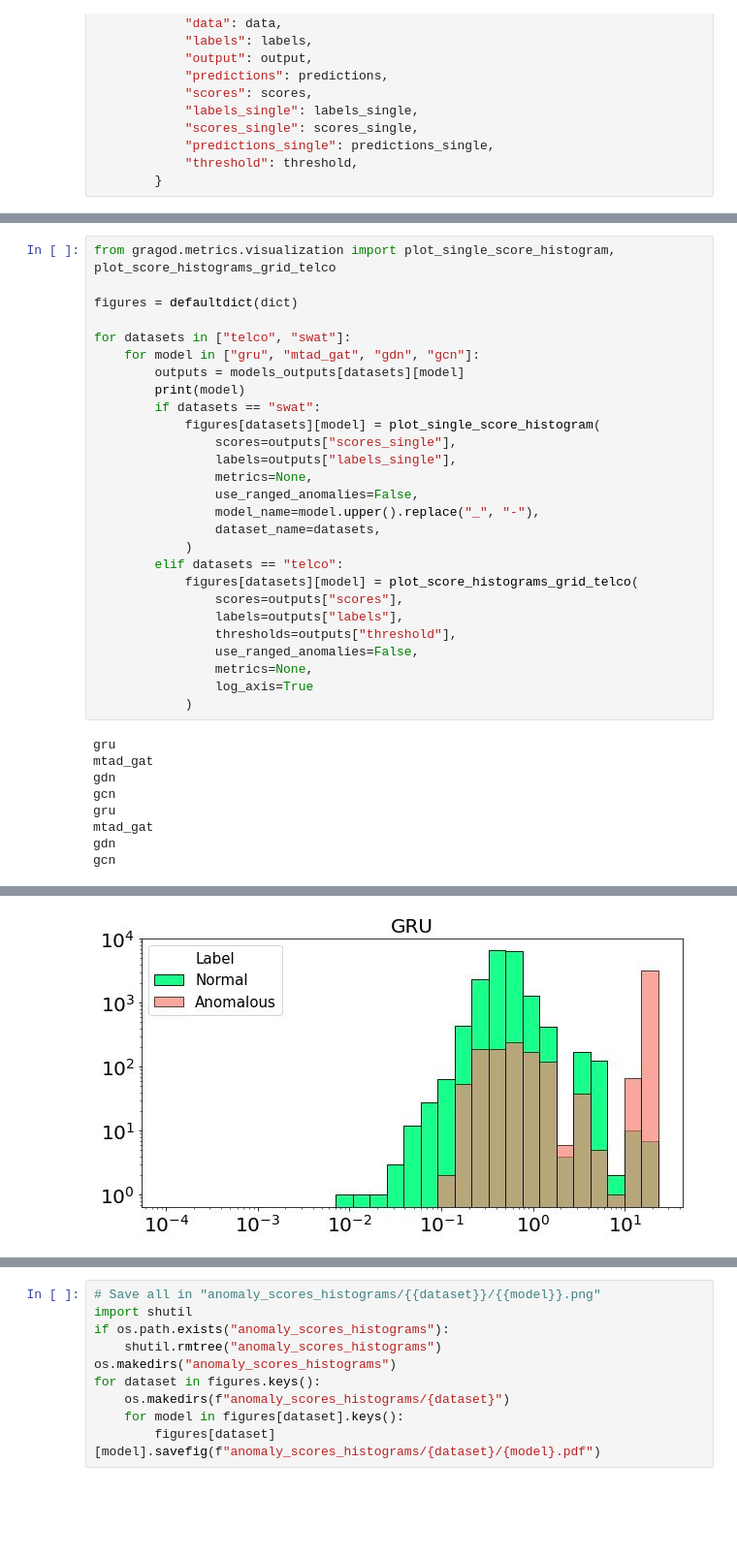
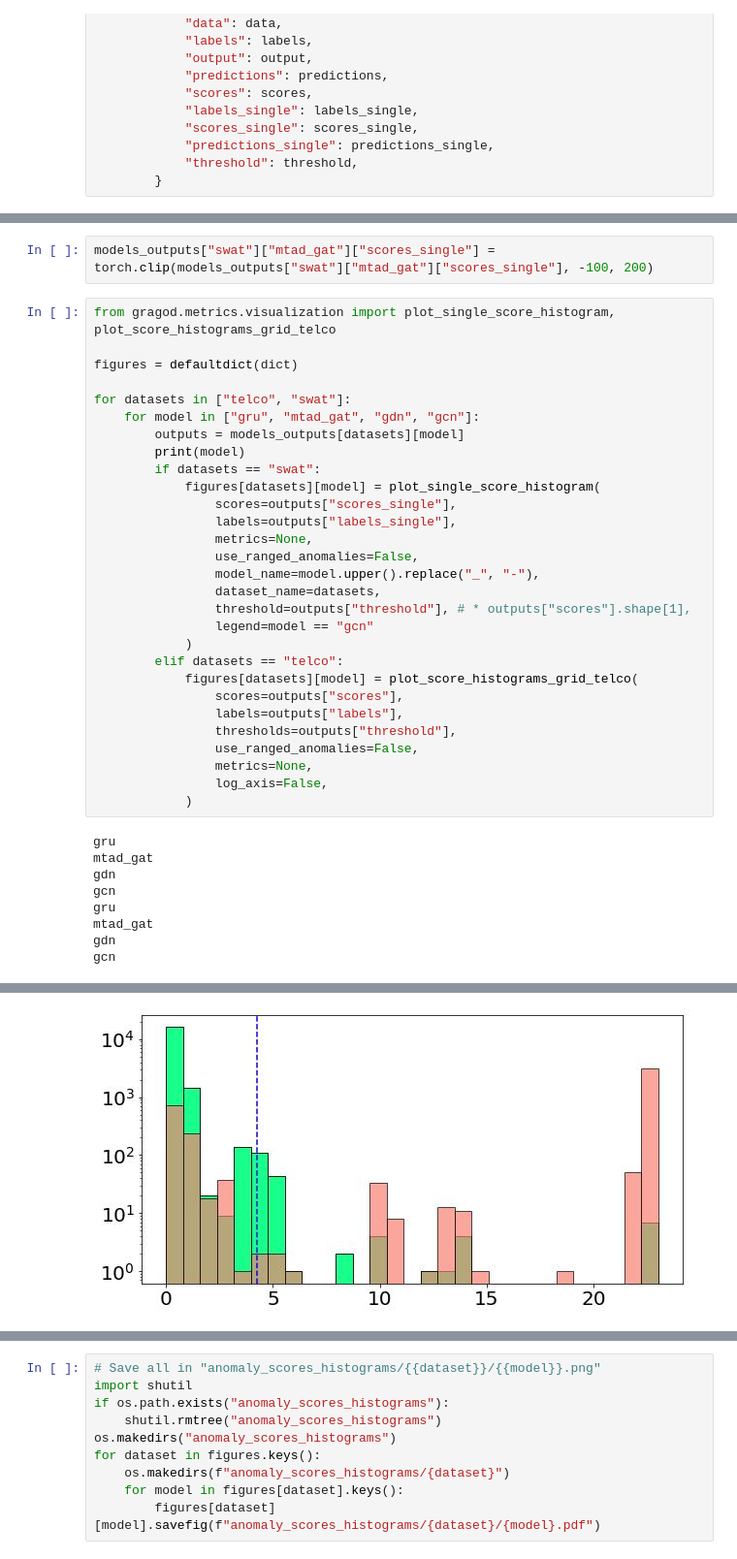
Before and after one commit to GraGODs/GraGOD, a Jupyter notebook: analysis/score_histograms.ipynb, the cells around one changed output, grey strips where cells are left out. Shown at 97% size. Drawn from its saved outputs; the diff is of its cells as text; blank space fills up the shorter version.

```diff
--- a/analysis/score_histograms.ipynb
+++ b/analysis/score_histograms.ipynb
@@ -112,3 +146,5 @@ for datasets in ["telco", "swat"]:
+# %%
+models_outputs["swat"]["mtad_gat"]["scores_single"] = torch.clip(models_outputs["swat"]["mtad_gat"]["scores_single"], -100, 200)
 # %%
 from gragod.metrics.visualization import plot_single_score_histogram, plot_score_histograms_grid_telco
 
@@ -126,6 +162,8 @@ for datasets in ["telco", "swat"]:
                 use_ranged_anomalies=False,
                 model_name=model.upper().replace("_", "-"),
                 dataset_name=datasets,
+                threshold=outputs["threshold"], # * outputs["scores"].shape[1],
+                legend=model == "gcn"
             )
         elif datasets == "telco":
             figures[datasets][model] = plot_score_histograms_grid_telco(
@@ -134,7 +172,7 @@ for datasets in ["telco", "swat"]:
                 thresholds=outputs["threshold"],
                 use_ranged_anomalies=False,
                 metrics=None,
-                log_axis=True
+                log_axis=False,
             )
 # %% [output]
 gru
@@ -152 +190 @@ gcn
-[figure, old version]
+[figure, new version]
```
Also changed, not shown: parts of 5 cells of this notebook, 1 other file.
